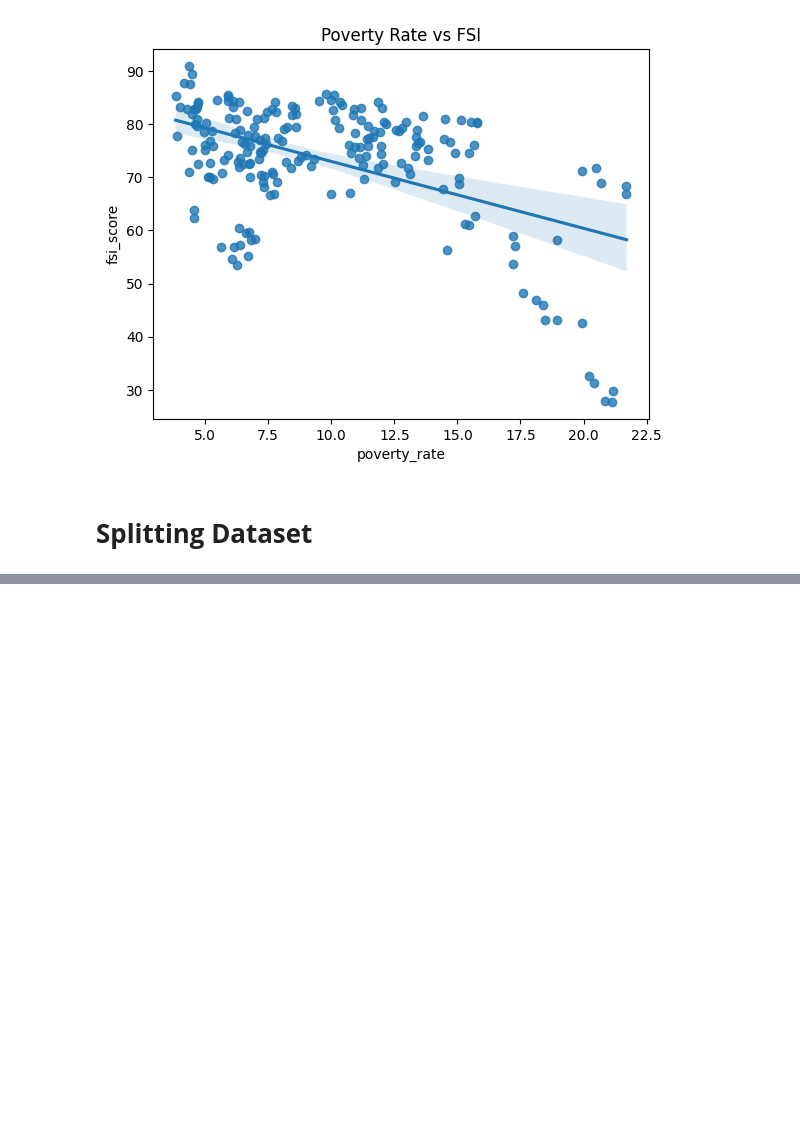
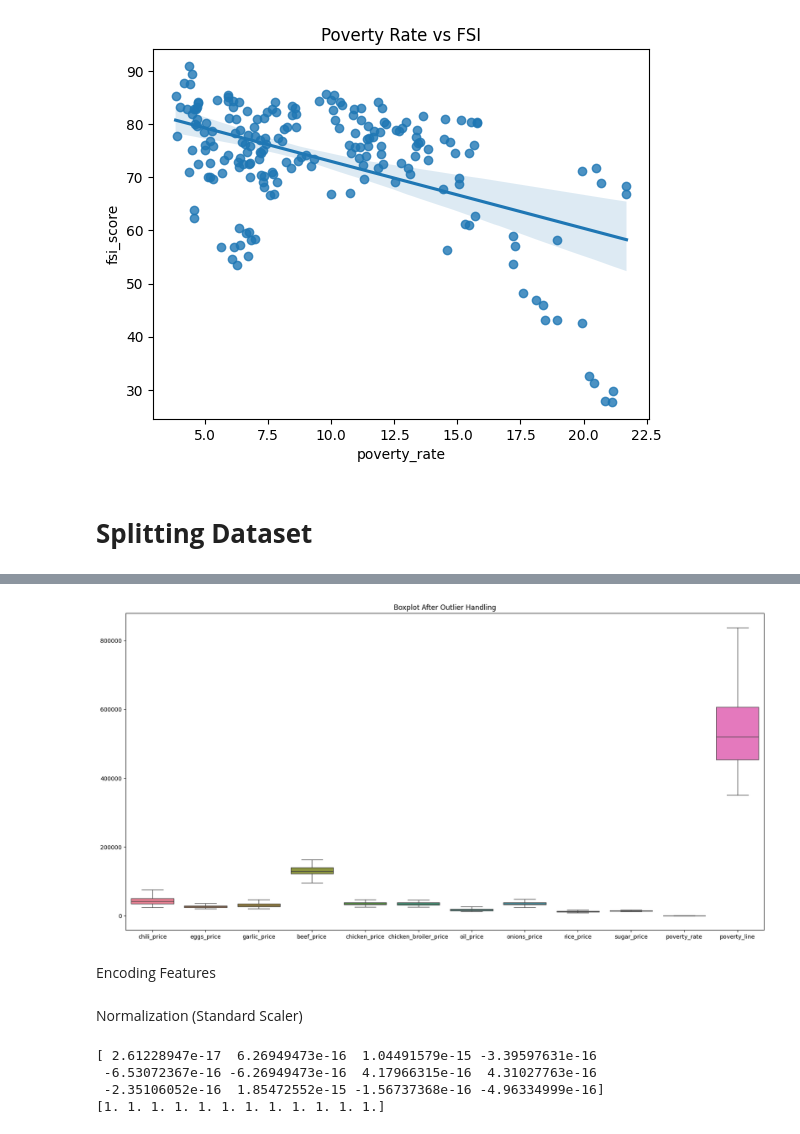
Before and after one commit to MuhammadRibhiRamadan/fsi-prediction-id, a Jupyter notebook: DSAI.ipynb, the cells around one changed output, grey strips where cells are left out. Saved outputs shown, nothing was run; the diff lists cells and outputs as text; code cells hidden in the pictures; blank space fills up the shorter version.

```diff
--- a/DSAI.ipynb
+++ b/DSAI.ipynb
@@ -723,0 +731,7 @@ X_train.dtypes
+# %%
+# define features and target
+x_train = train_df.drop(columns=['fsi_score', 'fsi', 'province', 'year'])
+x_test  = test_df.drop(columns=['fsi_score', 'fsi', 'province', 'year'])
+
+y_train = train_df['fsi_score']
+y_test  = test_df['fsi_score']
@@ -738,0 +754,4 @@ print(pd.DataFrame(X_train).isna().sum().sum())
+# %%
+# ensure all features are numeric
+x_train = x_train.apply(pd.to_numeric, errors='coerce')
+x_test  = x_test.apply(pd.to_numeric, errors='coerce')
@@ -738,0 +809,6 @@ print(pd.DataFrame(X_train).isna().sum().sum())
+# %%
+# fill missing values using median (based on training data only)
+median_values = x_train.median()
+
+x_train = x_train.fillna(median_values)
+x_test  = x_test.fillna(median_values)
@@ -738,0 +860,12 @@ print(pd.DataFrame(X_train).isna().sum().sum())
+# %%
+# handle outliers using IQR (capping)
+for col in x_train.columns:
+    Q1 = x_train[col].quantile(0.25)
+    Q3 = x_train[col].quantile(0.75)
+    IQR = Q3 - Q1
+
+    lower_bound = Q1 - 1.5 * IQR
+    upper_bound = Q3 + 1.5 * IQR
+
+    x_train[col] = np.clip(x_train[col], lower_bound, upper_bound)
+    x_test[col]  = np.clip(x_test[col], lower_bound, upper_bound)
@@ -738,0 +893,13 @@ print(pd.DataFrame(X_train).isna().sum().sum())
+# %%
+# boxplot to visualize outliers
+import seaborn as sns
+import matplotlib.pyplot as plt
+
+plt.figure(figsize=(20,10))
+sns.boxplot(data=x_train)
+plt.title("Boxplot After Outlier Handling")
+plt.show()
+# %% [output]
+[figure, added]
+# %% [markdown]
+Encoding Features
@@ -738,0 +908,2 @@ print(pd.DataFrame(X_train).isna().sum().sum())
+# %% [markdown]
+Normalization (Standard Scaler)
@@ -738,0 +916,9 @@ print(pd.DataFrame(X_train).isna().sum().sum())
+# %%
+# check scaled data (mean ~0, std ~1)
+print(x_train_scaled.mean(axis=0))
+print(x_train_scaled.std(axis=0))
+# %% [output]
+[ 2.61228947e-17  6.26949473e-16  1.04491579e-15 -3.39597631e-16
+ -6.53072367e-16 -6.26949473e-16  4.17966315e-16  4.31027763e-16
+ -2.35106052e-16  1.85472552e-15 -1.56737368e-16 -4.96334999e-16]
+[1. 1. 1. 1. 1. 1. 1. 1. 1. 1. 1. 1.]
```
Also changed, not shown: parts of 28 cells of this notebook.
